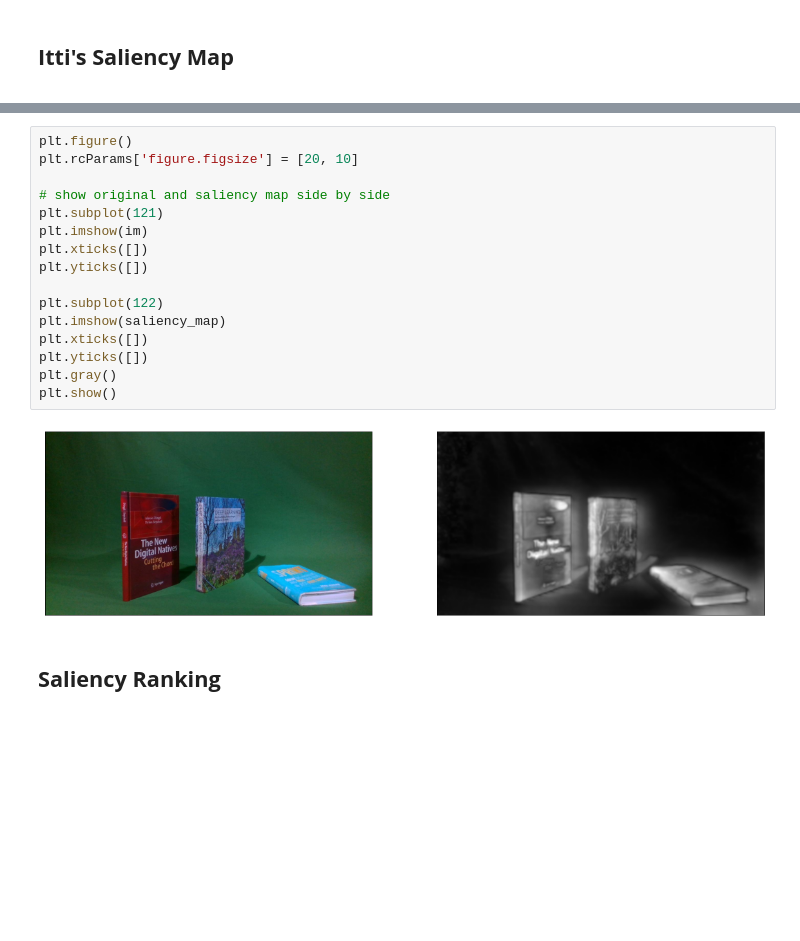
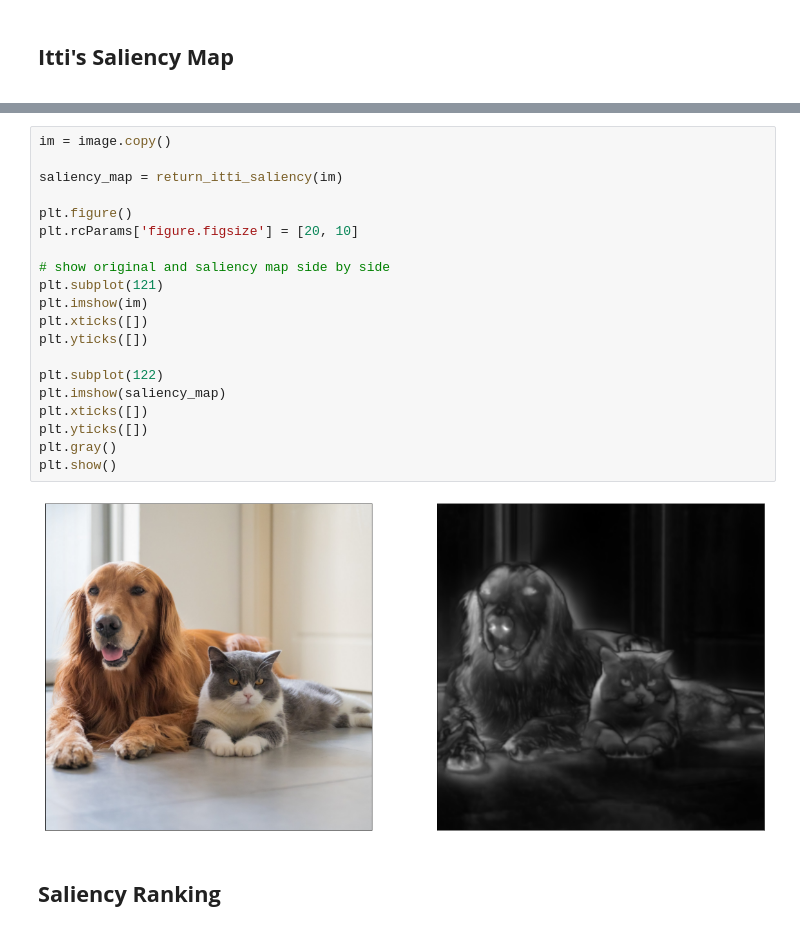
Before and after one commit to matthewkenely/ICT3909, a Jupyter notebook: maskr-coco-ranking/Ranking/App.ipynb, the cells around one changed output, grey strips where cells are left out. Saved outputs shown, nothing was run; the diff lists cells and outputs as text; blank space fills up the shorter version.

```diff
--- a/maskr-coco-ranking/Ranking/App.ipynb
+++ b/maskr-coco-ranking/Ranking/App.ipynb
@@ -155,21 +148,25 @@ saliency_map = return_itti_saliency(im)
 # %%
+im = image.copy()
+
+saliency_map = return_itti_saliency(im)
+
 plt.figure()
 plt.rcParams['figure.figsize'] = [20, 10]
 
 # show original and saliency map side by side
 plt.subplot(121)
 plt.imshow(im)
 plt.xticks([])
 plt.yticks([])
 
 plt.subplot(122)
 plt.imshow(saliency_map)
 plt.xticks([])
 plt.yticks([])
 plt.gray()
 plt.show()
 # %% [output]
-[figure, old version]
+[figure, new version]
 # %% [markdown]
 **<h2>Saliency Ranking</h2>**
 # %% [markdown]
```
Also changed, not shown: parts of 11 cells of this notebook, 3 other files.
